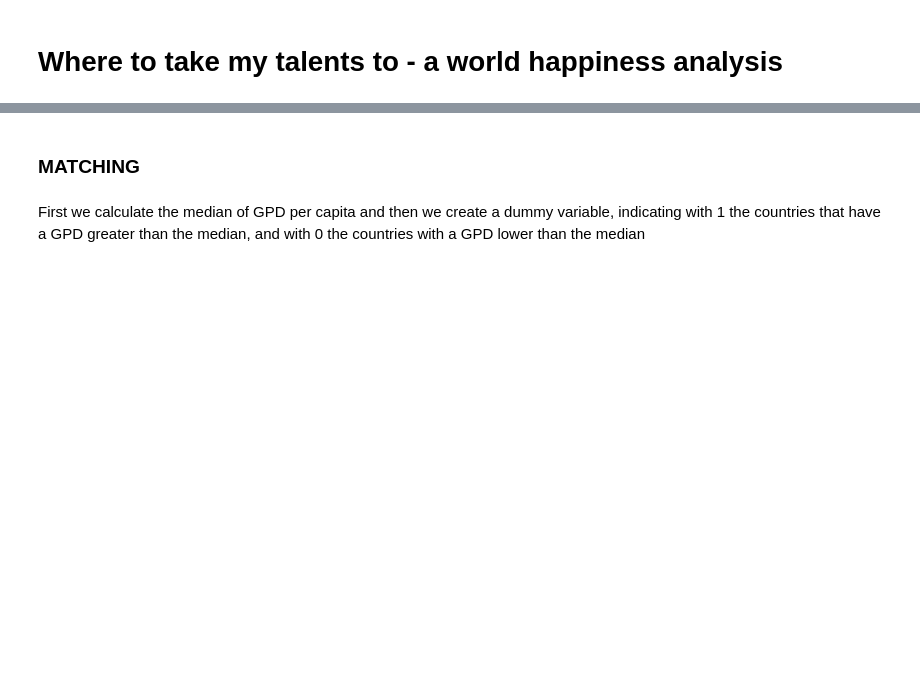
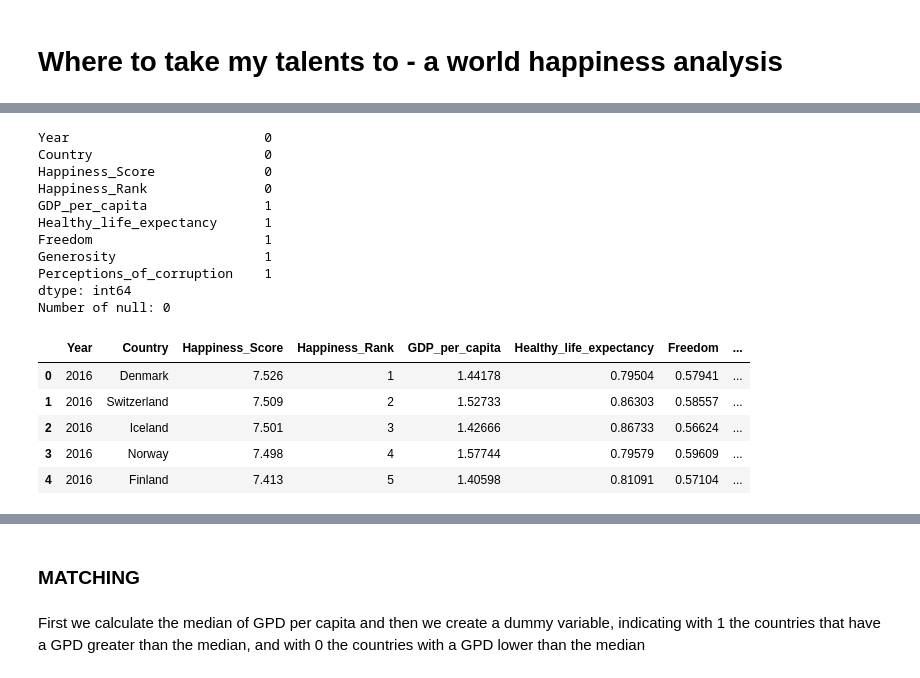
Before and after one commit to epfl-ada/ada-2020-project-milestone-p3-p3_spada, a Jupyter notebook: happiness.ipynb, the cells around one changed output, grey strips where cells are left out. Drawn from its saved outputs; the diff is of its cells as text; code cells hidden in the pictures; blank space fills up the shorter version.

```diff
--- a/happiness.ipynb
+++ b/happiness.ipynb
@@ -29,11 +55,35 @@ y2015=y2015.loc[:,cols]
 # %%
 y2016.rename(columns={'Economy (GDP per Capita)':'GDP_per_capita', \
                      'Happiness Score':'Happiness_Score',\
                       'Happiness Rank':'Happiness_Rank',\
                        'Health (Life Expectancy)':'Healthy_life_expectancy',\
                      'Trust (Government Corruption)':'Perceptions_of_corruption'}, inplace=True)
 y2016['Year']=2016
 y2016=y2016.loc[:,cols]
+
+# we check for any zeros/null in the dataframe to determine if it makes sense to replace its value with the mean of the column
+print((y2016== 0).sum())
+print('Number of null:', y2016.isnull().sum().sum())
+
+y2016.head()
+# %% [output]
+Year                         0
+Country                      0
+Happiness_Score              0
+Happiness_Rank               0
+GDP_per_capita               1
+Healthy_life_expectancy      1
+Freedom                      1
+Generosity                   1
+Perceptions_of_corruption    1
+dtype: int64
+Number of null: 0
+|  | Year | Country | Happiness_Score | Happiness_Rank | GDP_per_capita | Healthy_life_expectancy | Freedom | ... |
+| 0 | 2016 | Denmark | 7.526 | 1 | 1.44178 | 0.79504 | 0.57941 | ... |
+| 1 | 2016 | Switzerland | 7.509 | 2 | 1.52733 | 0.86303 | 0.58557 | ... |
+| 2 | 2016 | Iceland | 7.501 | 3 | 1.42666 | 0.86733 | 0.56624 | ... |
+| 3 | 2016 | Norway | 7.498 | 4 | 1.57744 | 0.79579 | 0.59609 | ... |
+| 4 | 2016 | Finland | 7.413 | 5 | 1.40598 | 0.81091 | 0.57104 | ... |
 # %%
 y2017.rename(columns={'Economy..GDP.per.Capita.':'GDP_per_capita', \
                        'Health..Life.Expectancy.':'Healthy_life_expectancy',\
```
Also changed, not shown: parts of 12 cells of this notebook.
